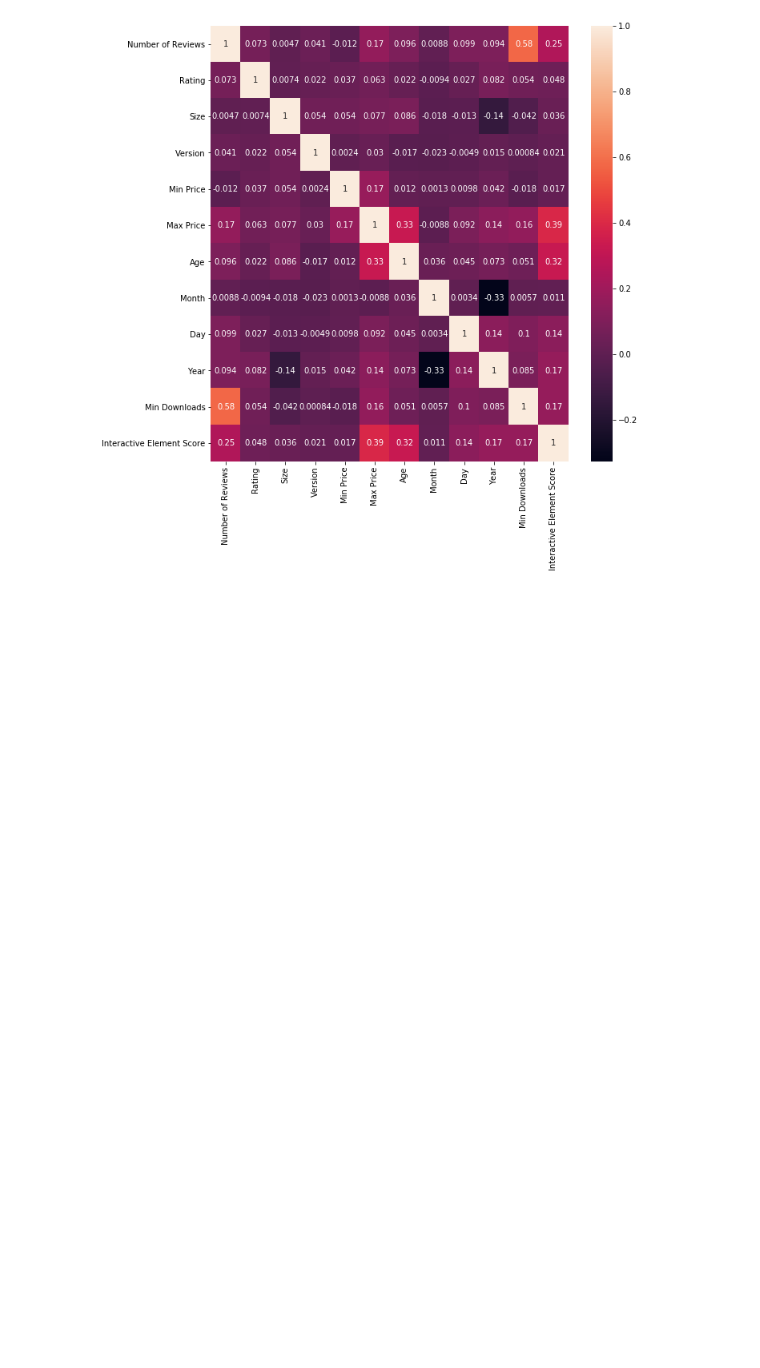
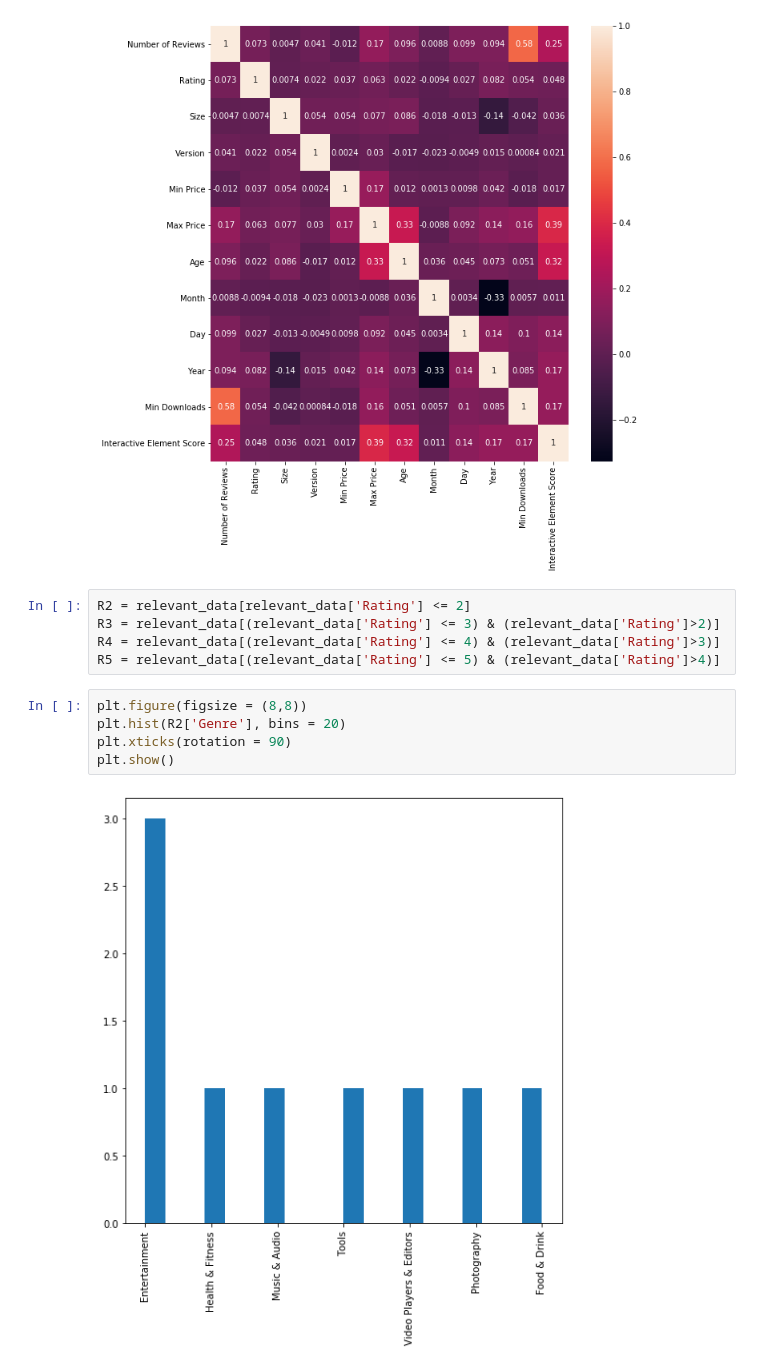
Before and after one commit to aryanpandey/App-Rating-Predictor, a Jupyter notebook: EDA/EDA.ipynb, the cells around one changed output. Drawn from its saved outputs; the diff is of its cells as text; blank space fills up the shorter version.

Commit message:
Add Data for model

```diff
--- a/EDA/EDA.ipynb
+++ b/EDA/EDA.ipynb
@@ -267,3 +267,15 @@ sns.heatmap(relevant_data.corr(), annot = True)
 plt.show()
 # %% [output]
 [figure]
+# %%
+R2 = relevant_data[relevant_data['Rating'] <= 2]
+R3 = relevant_data[(relevant_data['Rating'] <= 3) & (relevant_data['Rating']>2)]
+R4 = relevant_data[(relevant_data['Rating'] <= 4) & (relevant_data['Rating']>3)]
+R5 = relevant_data[(relevant_data['Rating'] <= 5) & (relevant_data['Rating']>4)]
+# %%
+plt.figure(figsize = (8,8))
+plt.hist(R2['Genre'], bins = 20)
+plt.xticks(rotation = 90)
+plt.show()
+# %% [output]
+[figure, added]
```
Also changed, not shown: parts of 10 cells of this notebook, 2 other files.
